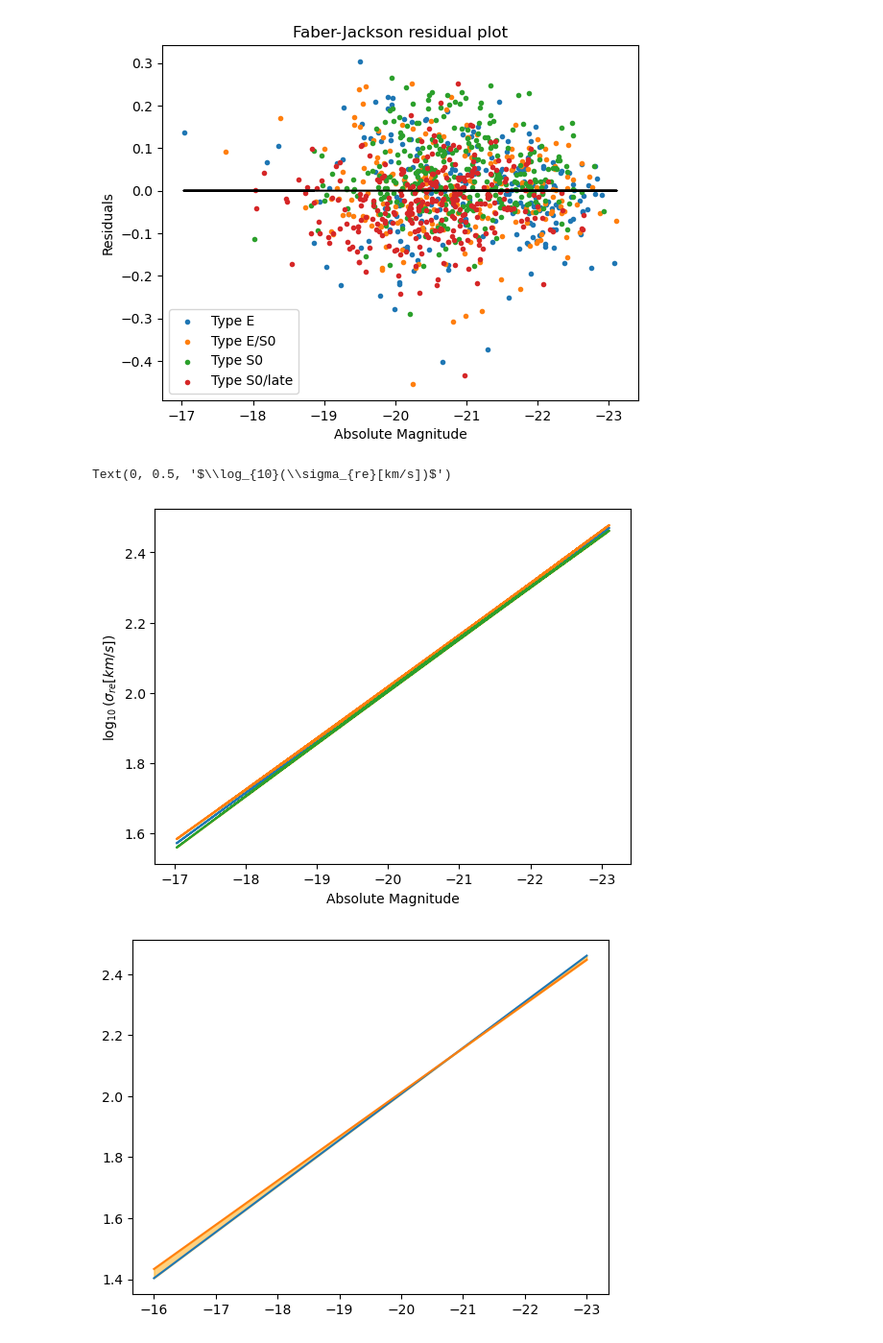
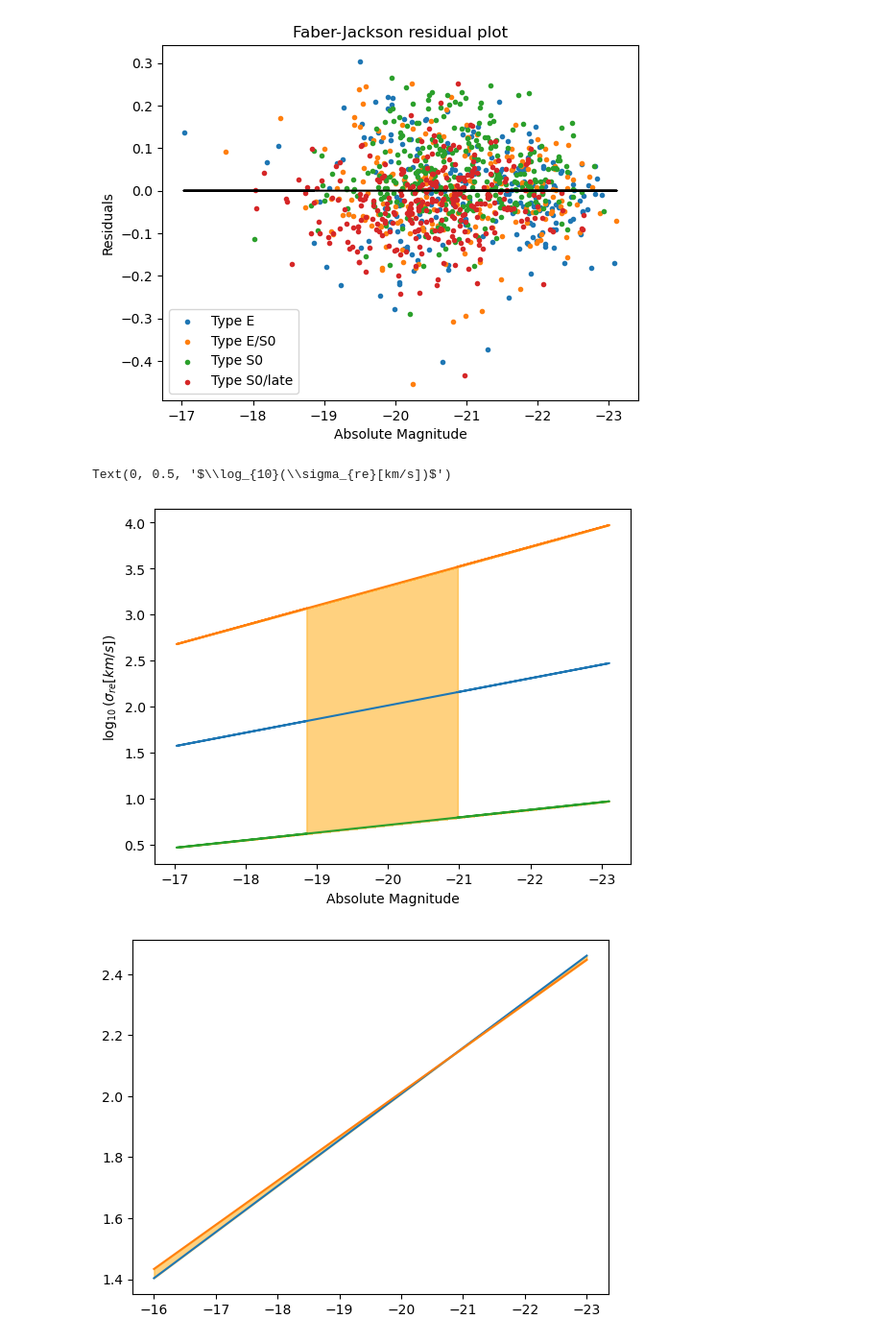
Before and after one commit to lina-pp/PHYS3116_Group3, a Jupyter notebook: FINAL PLOTS.ipynb, the cells around one changed output. Shown at 96% size. Cells and saved outputs as stored; diff of their text form; code cells hidden in the pictures.

```diff
--- a/FINAL PLOTS.ipynb
+++ b/FINAL PLOTS.ipynb
@@ -88,35 +88,35 @@ plt.legend()
 # defining the linear relationship
 def relation(Mag, k, b):
     return k * Mag + b
 
 # finding the obtained paramters from the linear fit and and the covarance of these constants
 params, covariance = curve_fit(relation, M, sigma)
 
 k = params[0]
 b = params[1]
 
 # finding the variance of the linear fit, dervied from the convariance matrix you get from the linear fit
-variance =  M**2 * covariance[0,0] + covariance[1,1] + 2*M*covariance[0,1]
+variance =  (M**2) * (covariance[0,0] + covariance[1,1]) + 2*M*covariance[0,1]
 
 # finding sigma from the linear
 sigma_fit = np.sqrt(variance)
 
 # defining the fit and the max and min fit, which is one standard deviation on either side of the predicted fit
 fit = relation(M,k,b)
 max_fit = fit + sigma_fit
 min_fit = fit - sigma_fit
 
 #plotting fit, max and min fit
 plt.plot(M, fit)
 plt.plot(M, max_fit)
 plt.plot(M, min_fit)
 plt.gca().invert_xaxis()
 plt.fill_between(M, min_fit, max_fit, color="orange", alpha = 0.5)
 plt.xlabel(r"Absolute Magnitude")
 plt.ylabel(r"$\log_{10}(\sigma_{re}[km/s])$")
 # %% [output]
 Text(0, 0.5, '$\\log_{10}(\\sigma_{re}[km/s])$')
-[figure, old version]
+[figure, new version]
 # %%
 # this was an earlier version of the data analysis
 
```
Also changed, not shown: parts of 2 cells of this notebook.
